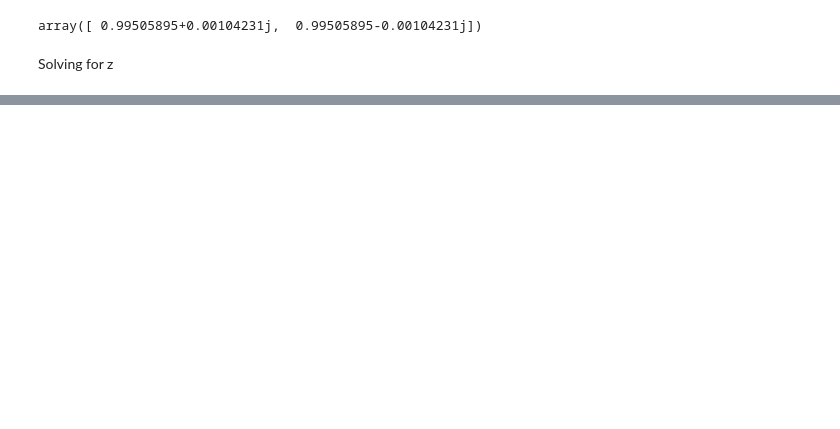
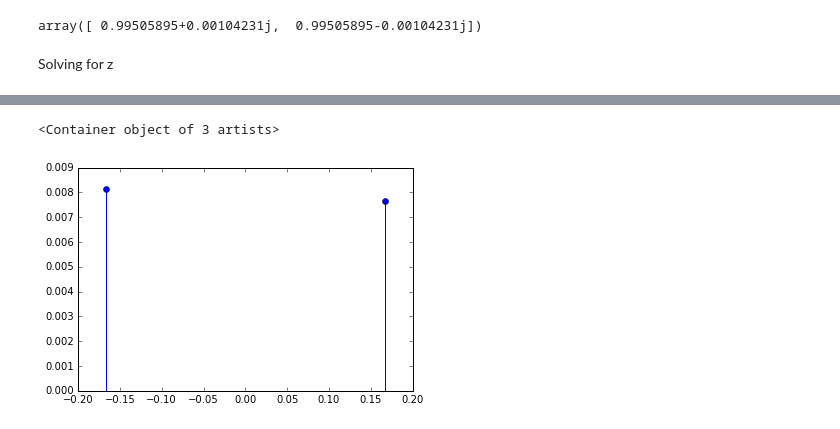
Before and after one commit to swaroopgj/misc, a Jupyter notebook: dmd_example.ipynb, the cells around one changed output, grey strips where cells are left out. Saved outputs shown, nothing was run; the diff lists cells and outputs as text; code cells hidden in the pictures; blank space fills up the shorter version.

```diff
--- a/dmd_example.ipynb
+++ b/dmd_example.ipynb
@@ -52,5 +52,5 @@ array([[ 0.99508818, -0.00100247],
 # %%
 A_evals, W = np.linalg.eig(A_tilda)
 # %%
-phi = Y[:nk,:].dot(Vh[:nk, :].T).dot(W)/S[:nk]
+phi = Y.dot(Vh[:nk, :].T).dot(W)/S[:nk]
 # %%
@@ -73,0 +70,9 @@ ValueError: shapes (2,2) and (25,) not aligned: 2 (dim 1) != 25 (dim 0)
+# %%
+dt = 0.001 # sampling rate of 1KHz
+f = np.imag(np.log(A_evals))/(2*np.pi)/dt
+P = np.diag(phi.T.dot(phi))
+# %%
+plt.stem(f, P)
+# %% [output]
+<Container object of 3 artists>
+[figure, added]
```
Also changed, not shown: parts of 4 cells of this notebook, 1 other file.
